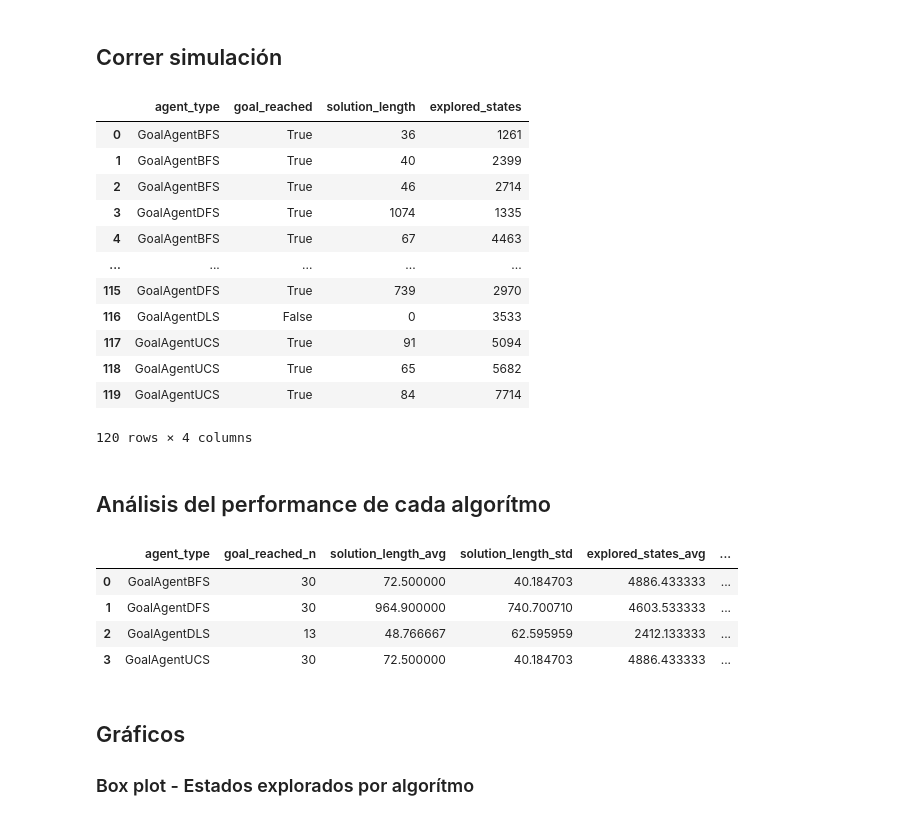
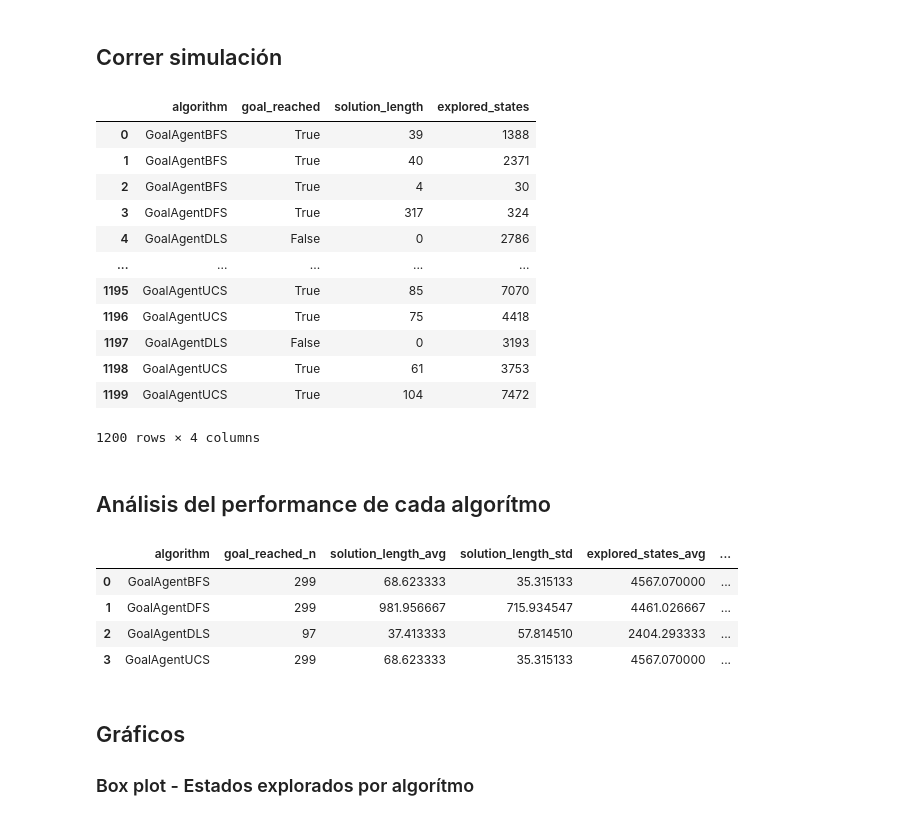
Before and after one commit to LucianoAlbanes/ia-uncuyo-2022, a Jupyter notebook: tp3-busquedas-no-informadas/code/simulation.ipynb, the cells around one changed output. Cells and saved outputs as stored; diff of their text form; code cells hidden in the pictures.

```diff
--- a/tp3-busquedas-no-informadas/code/simulation.ipynb
+++ b/tp3-busquedas-no-informadas/code/simulation.ipynb
@@ -10,35 +10,35 @@ import seaborn as sns
 # %% [markdown]
 ## Se llevará a cabo con la siguiente configuración:
 # %%
-agent_types = [Agents.GoalAgentBFS, Agents.GoalAgentDFS, Agents.GoalAgentDLS, Agents.GoalAgentUCS]
+algorithms = [Agents.GoalAgentBFS, Agents.GoalAgentDFS, Agents.GoalAgentDLS, Agents.GoalAgentUCS]
 size = 100
 obstacle_rate = 0.1
-depth_dls = 141
-iterations = 30  # Per enviroment.
-random.seed(0x0303456)
+depth_dls = 142
+iterations = 300  # Per enviroment.
+random.seed(42)
 # %% [markdown]
 ---
 # %% [markdown]
 ## Correr simulación
 # %%
-def run_simulation_1env(simulations, agent_types, size, obstacle_rate, depth_dls):
+def run_simulation_1env(simulations, algorithms, size, obstacle_rate, depth_dls):
     # Create common env
     env = Agents.Environment((size, size), (random.randint(0, size - 1), random.randint(0, size - 1)),
                              (random.randint(0, size - 1), random.randint(0, size - 1)), obstacle_rate)
     # Run in each agent
-    for agent_type in agent_types:
+    for algorithm in algorithms:
         # Depth in DLS
-        if agent_type == Agents.GoalAgentDLS:
-            agent = agent_type(env, depth_dls)
+        if algorithm == Agents.GoalAgentDLS:
+            agent = algorithm(env, depth_dls)
         else:
-            agent = agent_type(env)
+            agent = algorithm(env)
 
         # Run agent
         path = agent.think()
 
         # Append results in the siumlations dict
         simulations.append({
-            'agent_type': agent_type.__name__,
+            'algorithm': algorithm.__name__,
             'goal_reached': len(path) > 0,
             'solution_length': len(path),
             'explored_states': agent.explored_states
@@ -46,45 +46,46 @@ def run_simulation_1env(simulations, agent_types, size, obstacle_rate, depth_dls
 # %%
 # Using parallelism :D
 with mp.Manager() as manager:
     simulations = manager.list() #List thread-safe. (overkill, find alternatives)
     pool = mp.Pool() #use all available cores, otherwise specify the number you want as an argument
 
     # Test iterations
     for i in range(iterations):
-        pool.apply_async(run_simulation_1env, args=(simulations, agent_types, size, obstacle_rate, depth_dls))
+        pool.apply_async(run_simulation_1env, args=(simulations, algorithms, size, obstacle_rate, depth_dls))
 
     # Wait for all threads to finish
     pool.close()
     pool.join()
 
     # Save it as a pandas dataframe
     simulations_df = pd.DataFrame(list(simulations))
 
+simulations_df.to_csv('simulations.csv')
 simulations_df
 # %% [output]
-|  | agent_type | goal_reached | solution_length | explored_states |
-| 0 | GoalAgentBFS | True | 36 | 1261 |
-| 1 | GoalAgentBFS | True | 40 | 2399 |
-| 2 | GoalAgentBFS | True | 46 | 2714 |
-| 3 | GoalAgentDFS | True | 1074 | 1335 |
-| 4 | GoalAgentBFS | True | 67 | 4463 |
+|  | algorithm | goal_reached | solution_length | explored_states |
+| 0 | GoalAgentBFS | True | 39 | 1388 |
+| 1 | GoalAgentBFS | True | 40 | 2371 |
+| 2 | GoalAgentBFS | True | 4 | 30 |
+| 3 | GoalAgentDFS | True | 317 | 324 |
+| 4 | GoalAgentDLS | False | 0 | 2786 |
 | ... | ... | ... | ... | ... |
-| 115 | GoalAgentDFS | True | 739 | 2970 |
-| 116 | GoalAgentDLS | False | 0 | 3533 |
-| 117 | GoalAgentUCS | True | 91 | 5094 |
-| 118 | GoalAgentUCS | True | 65 | 5682 |
-| 119 | GoalAgentUCS | True | 84 | 7714 |
+| 1195 | GoalAgentUCS | True | 85 | 7070 |
+| 1196 | GoalAgentUCS | True | 75 | 4418 |
+| 1197 | GoalAgentDLS | False | 0 | 3193 |
+| 1198 | GoalAgentUCS | True | 61 | 3753 |
+| 1199 | GoalAgentUCS | True | 104 | 7472 |
-120 rows × 4 columns
+1200 rows × 4 columns
 # %% [markdown]
 ## Análisis del performance de cada algorítmo
 # %%
 samples_list = []
 
-for agent_type in agent_types:
-    sample_df = simulations_df.query(f'agent_type == "{agent_type.__name__}"')
+for algorithm in algorithms:
+    sample_df = simulations_df.query(f'algorithm == "{algorithm.__name__}"')
 
     samples_list.append({
-        'agent_type': agent_type.__name__,
+        'algorithm': algorithm.__name__,
         'goal_reached_n': sample_df.goal_reached.value_counts().loc[True],
         'solution_length_avg': sample_df['solution_length'].mean(),
         'solution_length_std': sample_df['solution_length'].std(),
@@ -94,13 +95,14 @@ for agent_type in agent_types:
 
 # Print table
 samples_df = pd.DataFrame(samples_list)
+samples_df.to_csv('samples.csv')
 samples_df
 # %% [output]
-|  | agent_type | goal_reached_n | solution_length_avg | solution_length_std | explored_states_avg | ... |
-| 0 | GoalAgentBFS | 30 | 72.500000 | 40.184703 | 4886.433333 | ... |
-| 1 | GoalAgentDFS | 30 | 964.900000 | 740.700710 | 4603.533333 | ... |
-| 2 | GoalAgentDLS | 13 | 48.766667 | 62.595959 | 2412.133333 | ... |
-| 3 | GoalAgentUCS | 30 | 72.500000 | 40.184703 | 4886.433333 | ... |
+|  | algorithm | goal_reached_n | solution_length_avg | solution_length_std | explored_states_avg | ... |
+| 0 | GoalAgentBFS | 299 | 68.623333 | 35.315133 | 4567.070000 | ... |
+| 1 | GoalAgentDFS | 299 | 981.956667 | 715.934547 | 4461.026667 | ... |
+| 2 | GoalAgentDLS | 97 | 37.413333 | 57.814510 | 2404.293333 | ... |
+| 3 | GoalAgentUCS | 299 | 68.623333 | 35.315133 | 4567.070000 | ... |
 # %% [markdown]
 ## Gráficos
 ### Box plot - Estados explorados por algorítmo
```
Also changed, not shown: parts of 3 cells of this notebook, 6 other files.
